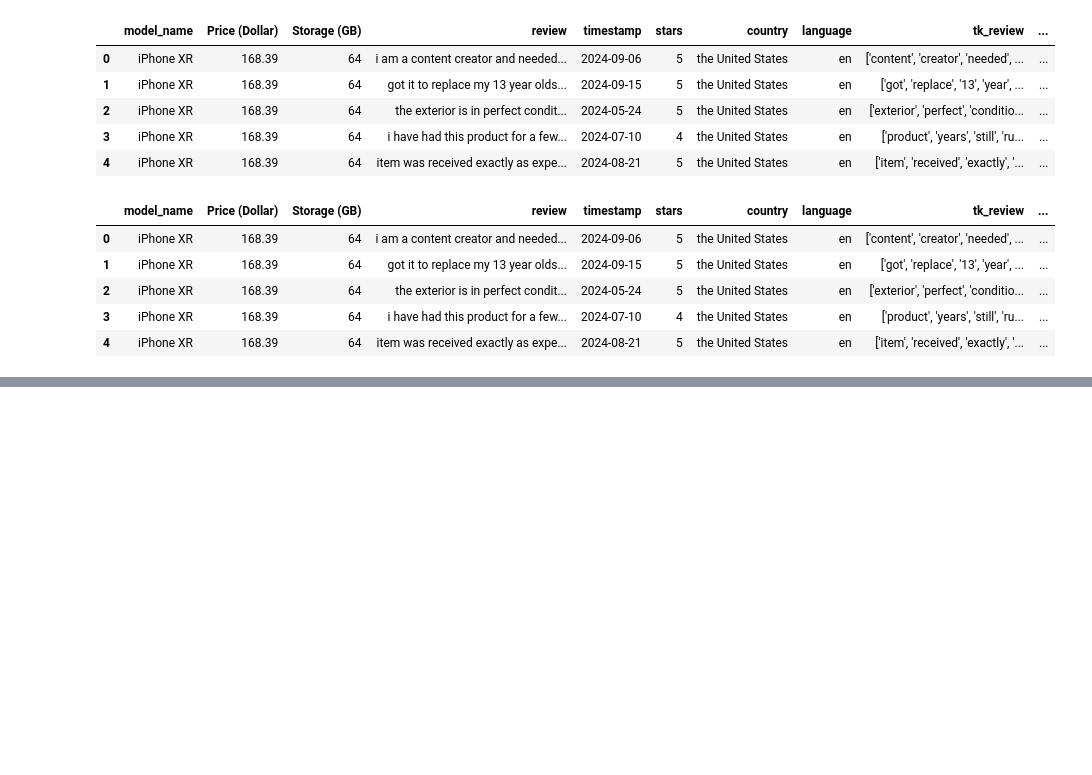
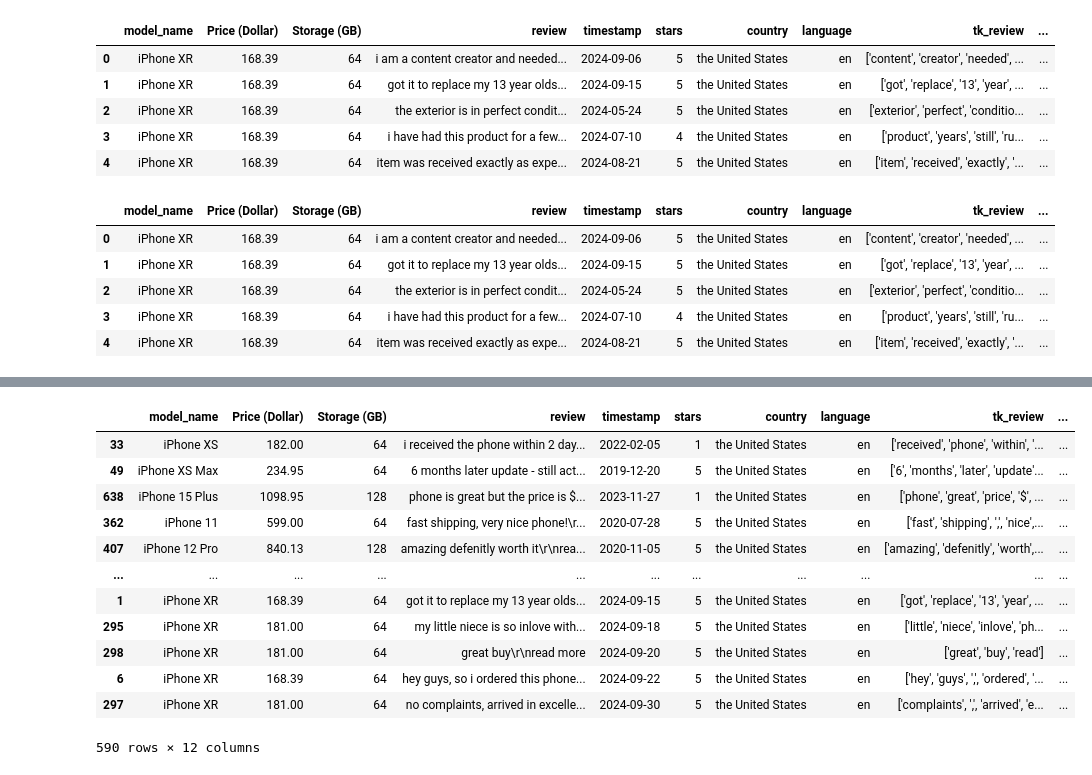
Before and after one commit to HugoFraile7/ProyectoDDCGrupoA, a Jupyter notebook: entrega_2/tratamiento_fechas.ipynb, the cells around one changed output, grey strips where cells are left out. Saved outputs shown, nothing was run; the diff lists cells and outputs as text; code cells hidden in the pictures; blank space fills up the shorter version.

```diff
--- a/entrega_2/tratamiento_fechas.ipynb
+++ b/entrega_2/tratamiento_fechas.ipynb
@@ -55,6 +67,0 @@ df.head()
-# %%
-
-# Ordenar los datos por la columna 'timestamp' en orden ascendente
-df.sort_values(by='timestamp_formatted', ascending=True, inplace=True)
-
-df.head()
@@ -68,2 +68,18 @@ df.head()
+# %%
+df
+# %% [output]
+|  | model_name | Price (Dollar) | Storage (GB) | review | timestamp | stars | country | language | tk_review | ... |
+| 33 | iPhone XS | 182.00 | 64 | i received the phone within 2 day... | 2022-02-05 | 1 | the United States | en | ['received', 'phone', 'within', '... | ... |
+| 49 | iPhone XS Max | 234.95 | 64 | 6 months later update - still act... | 2019-12-20 | 5 | the United States | en | ['6', 'months', 'later', 'update'... | ... |
+| 638 | iPhone 15 Plus | 1098.95 | 128 | phone is great but the price is $... | 2023-11-27 | 1 | the United States | en | ['phone', 'great', 'price', '$', ... | ... |
+| 362 | iPhone 11 | 599.00 | 64 | fast shipping, very nice phone!\r... | 2020-07-28 | 5 | the United States | en | ['fast', 'shipping', ',', 'nice',... | ... |
+| 407 | iPhone 12 Pro | 840.13 | 128 | amazing defenitly worth it\r\nrea... | 2020-11-05 | 5 | the United States | en | ['amazing', 'defenitly', 'worth',... | ... |
+| ... | ... | ... | ... | ... | ... | ... | ... | ... | ... | ... |
+| 1 | iPhone XR | 168.39 | 64 | got it to replace my 13 year olds... | 2024-09-15 | 5 | the United States | en | ['got', 'replace', '13', 'year', ... | ... |
+| 295 | iPhone XR | 181.00 | 64 | my little niece is so inlove with... | 2024-09-18 | 5 | the United States | en | ['little', 'niece', 'inlove', 'ph... | ... |
+| 298 | iPhone XR | 181.00 | 64 | great buy\r\nread more | 2024-09-20 | 5 | the United States | en | ['great', 'buy', 'read'] | ... |
+| 6 | iPhone XR | 168.39 | 64 | hey guys, so i ordered this phone... | 2024-09-22 | 5 | the United States | en | ['hey', 'guys', ',', 'ordered', '... | ... |
+| 297 | iPhone XR | 181.00 | 64 | no complaints, arrived in excelle... | 2024-09-30 | 5 | the United States | en | ['complaints', ',', 'arrived', 'e... | ... |
+590 rows × 12 columns
 # %%
 df.to_csv(r'..\dataprocessed\datos_preprocesados_2.csv', index=False)
```
Also changed, not shown: parts of 3 cells of this notebook.
